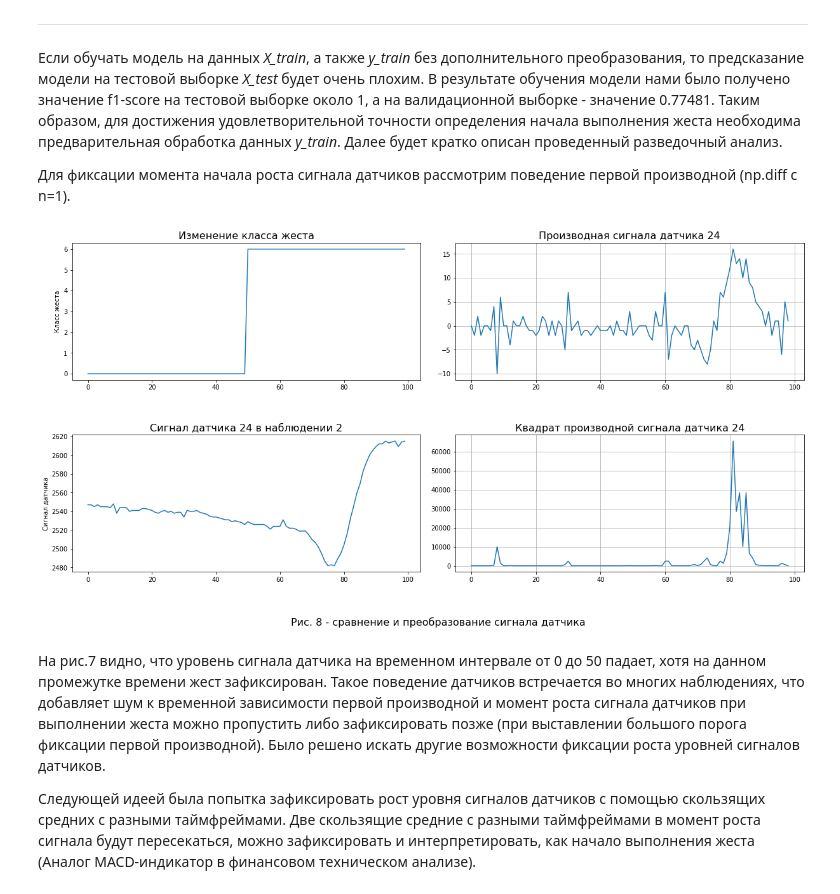
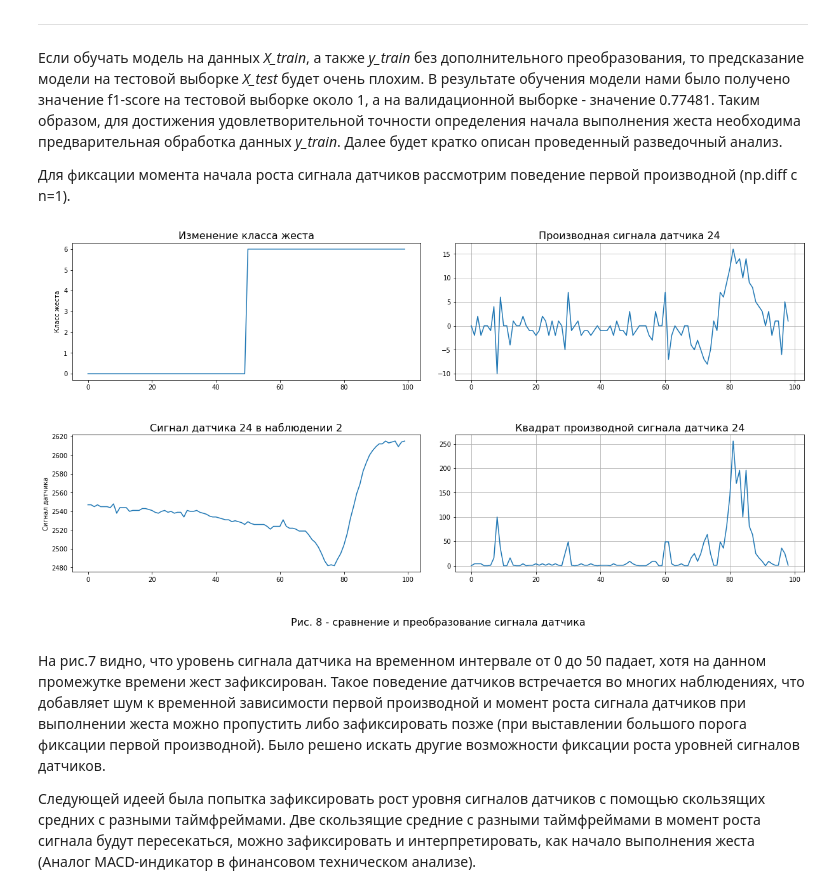
Before and after one commit to Alex1iv/Motorica_2, a Jupyter notebook: 1_Motorica_sprint2.ipynb, the cells around one changed output. Saved outputs shown, nothing was run; the diff lists cells and outputs as text; code cells hidden in the pictures.

```diff
--- a/1_Motorica_sprint2.ipynb
+++ b/1_Motorica_sprint2.ipynb
@@ -260,35 +260,35 @@ time_end = 100
 
 df_T_50 = df.iloc[time_stp:]
 y_k_50 = y_k[range(time_stp, 100)]
 #df_T_50 = df_T_50.rolling(window=5).mean().dropna(axis=0)
 
 f, ax = plt.subplots(2, 2, figsize = (20, 9))
 plt.subplots_adjust(  left=0.1,   right=0.9,
                     bottom=0.1,     top=0.9,
                     wspace=0.1,  hspace=0.4)
 
 plt.suptitle(f'Рис. {plot_counter}'+' - сравнение и преобразование сигнала датчика', y=-0.01, fontsize=16)
 
 ax[0,0].plot(list(y_k_50.columns), y_k_50.loc['class'].values)
 ax[0,0].set_title(f'Изменение класса жеста', fontsize=16)
 ax[0,0].set_ylabel('Класс жеста')
 
 ax[1,0].plot(list(df_T_50.index), df_T_50[sensor].values)
 ax[1,0].set_title(f'Сигнал датчика {sensor} в наблюдении {id}', fontsize=16)
 ax[1,0].set_ylabel('Сигнал датчика')
 
 ax[0,1].plot(list(range(len(np.diff(df_T_50[sensor], 1)))), np.diff(df_T_50[sensor],1))
 ax[0,1].set_title(f'Производная сигнала датчика {sensor}', fontsize=16)
 ax[0,1].grid()
 
-ax[1,1].plot(list(range(len(np.diff(df_T_50[sensor], 1)))), np.power(np.diff(df_T_50[sensor],1),4))
+ax[1,1].plot(list(range(len(np.diff(df_T_50[sensor], 1)))), np.power(np.diff(df_T_50[sensor],1),2))
 ax[1,1].set_title(f'Квадрат производной сигнала датчика {sensor}', fontsize=16)
 ax[1,1].grid()
 
 
 plt.show()
 # %% [output]
-[figure, old version]
+[figure, new version]
 # %% [markdown]
 На рис.7 видно, что уровень сигнала датчика на временном интервале от 0 до 50 падает, хотя на данном промежутке времени жест зафиксирован. Такое поведение датчиков встречается во многих наблюдениях, что добавляет шум к временной зависимости первой производной и момент роста сигнала датчиков при выполнении жеста можно пропустить либо зафиксировать позже (при выставлении большого порога фиксации первой производной). Было решено искать другие возможности фиксации роста уровней сигналов датчиков.
 
```
Also changed, not shown: 1 other file.
